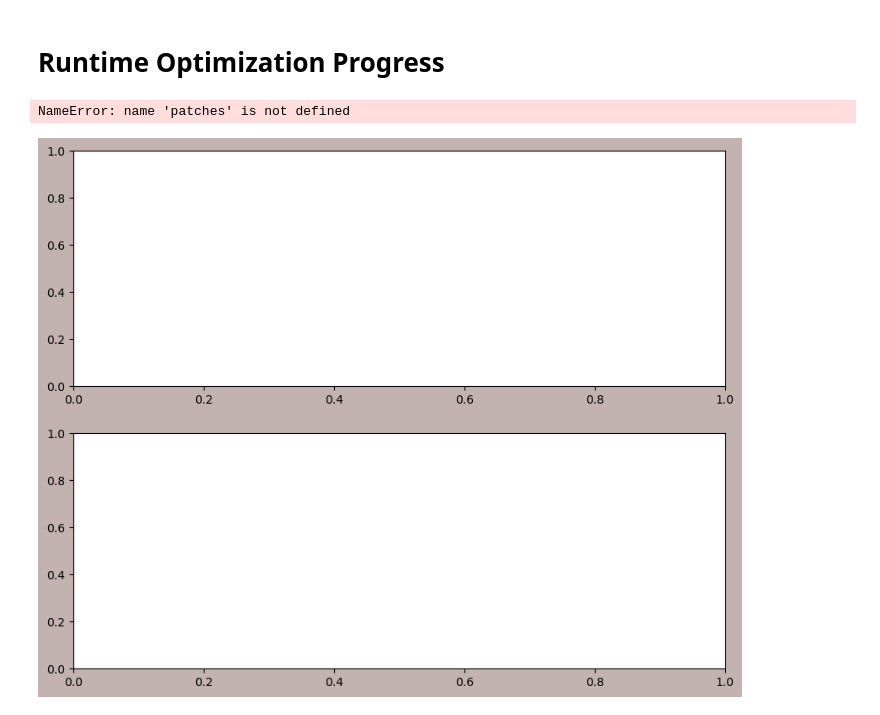
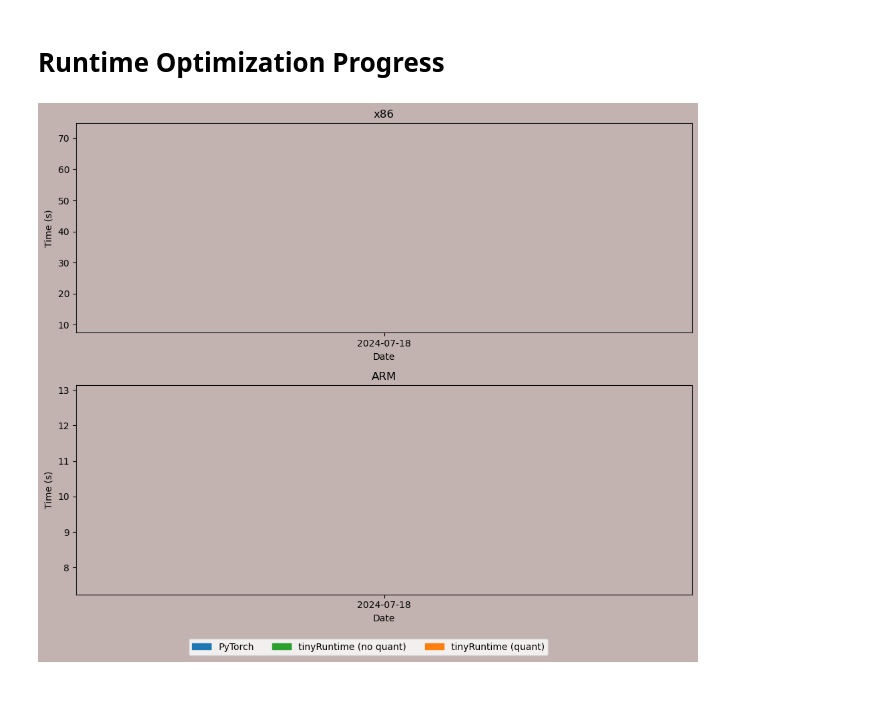
Before and after one commit to harukadoyu/njtest, a Jupyter notebook: hello.ipynb, the cells around one changed output. Drawn from its saved outputs; the diff is of its cells as text; code cells hidden in the pictures.

```diff
--- a/hello.ipynb
+++ b/hello.ipynb
@@ -35,7 +35,7 @@ def plot_runtime_result(ax, column, df_pytorch, df_trv, df_trq, ylabel):
     bars = ax.bar(x, y, color=bar_colors)
     ax.set_ylabel(ylabel)
     ax.set_xticklabels([])
-    ax.set_facecolor("#C2B3B0")
+    ax.set_facecolor(bg_color)
 
     return y  # Return the values for the column to construct the DataFrame
 
@@ -68,9 +68,11 @@ def plot_perf_comp(df):
     patches = [plt.Rectangle((0, 0), 1, 1, color=bar_colors[i], label=labels[i]) for i in range(len(labels))]
     fig.legend(handles=patches, loc='lower center', bbox_to_anchor=(0.5, -0.05), ncol=3)
 
-    fig.patch.set_facecolor('#C2B3B0') # set background color
+    fig.patch.set_facecolor(bg_color) # set background color
     plt.tight_layout()
     plt.show()
+
+bg_color = "#C2B3B0"
 
 df = pd.read_csv('benchmark.csv')
 df_x86 = df[df["Platform"] == "x86_64"]
@@ -100,32 +102,34 @@ plot_perf_comp(df_arm)
 # %%
 #| label: fig-time
 #| fig-cap: "Runtime performance improvement over time"
 
 def plot_progress(ax, df):
     '''Plot evolution of execution time'''
     df_pytorch, df_trv, df_trq = split_dataframe(df)
     ax.plot(df_pytorch["Date"], df_pytorch["Time"], "tab:blue", label='PyTorch')
     ax.plot(df_trv["Date"], df_trv["Time"], "tab:green", label='tinyRuntime (no quant)')
     ax.plot(df_trq["Date"], df_trq["Time"], "tab:orange", label='tinyRuntime (quant)')
     ax.set_ylabel("Time (s)")
     ax.set_xlabel("Date")
-    ax.set_facecolor("#C2B3B0")
+    ax.set_facecolor(bg_color)
 
 fig, axs = plt.subplots(2, 1, figsize=(10, 8))
-fig.patch.set_facecolor('#C2B3B0') # set background color
+fig.patch.set_facecolor(bg_color) # set background color
+labels = ["PyTorch", "tinyRuntime (no quant)", "tinyRuntime (quant)"]
+bar_colors = ['tab:blue', 'tab:green', 'tab:orange']
+patches = [plt.Rectangle((0, 0), 1, 1, color=bar_colors[i], label=labels[i]) for i in range(len(labels))]
 fig.legend(handles=patches, loc='lower center', bbox_to_anchor=(0.5, -0.05), ncol=3)
 
 # Plot for x86
 plot_progress(axs[0], df_x86)
 axs[0].set_title('x86')
 
 # Plot for ARM
 plot_progress(axs[1], df_arm)
 axs[1].set_title('ARM')
 
 # Adjust layout to make sure everything fits
 plt.tight_layout()
 plt.show()
 # %% [output]
-NameError: name 'patches' is not defined
-[figure, old version]
+[figure, new version]
```
